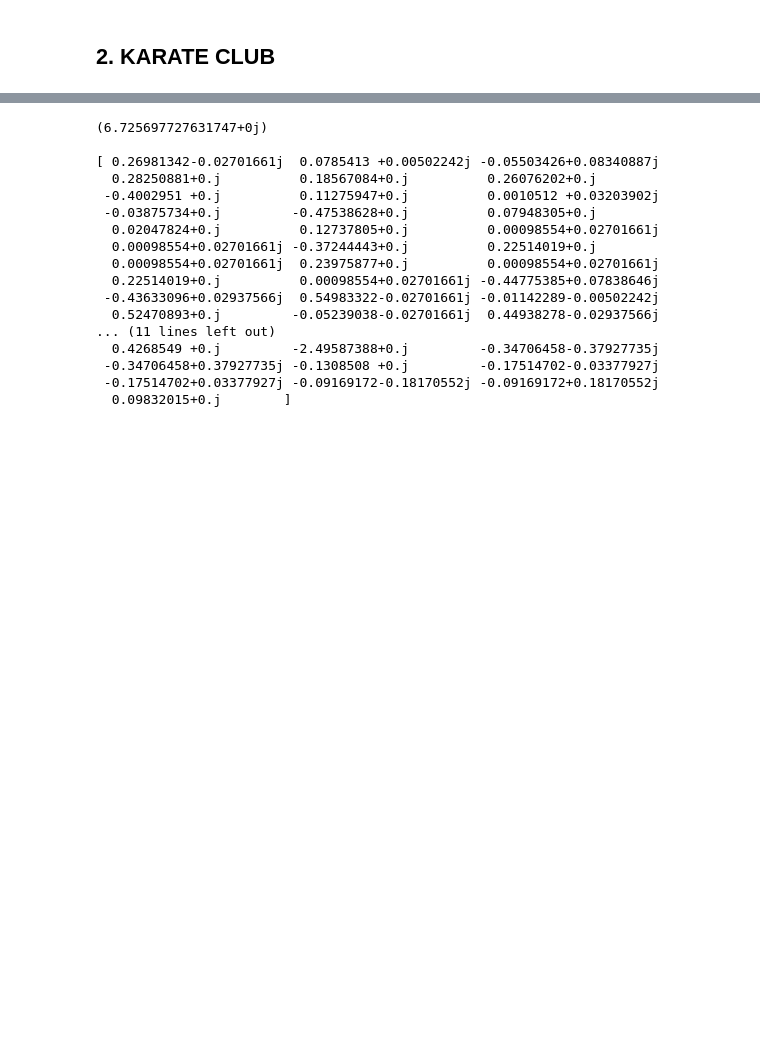
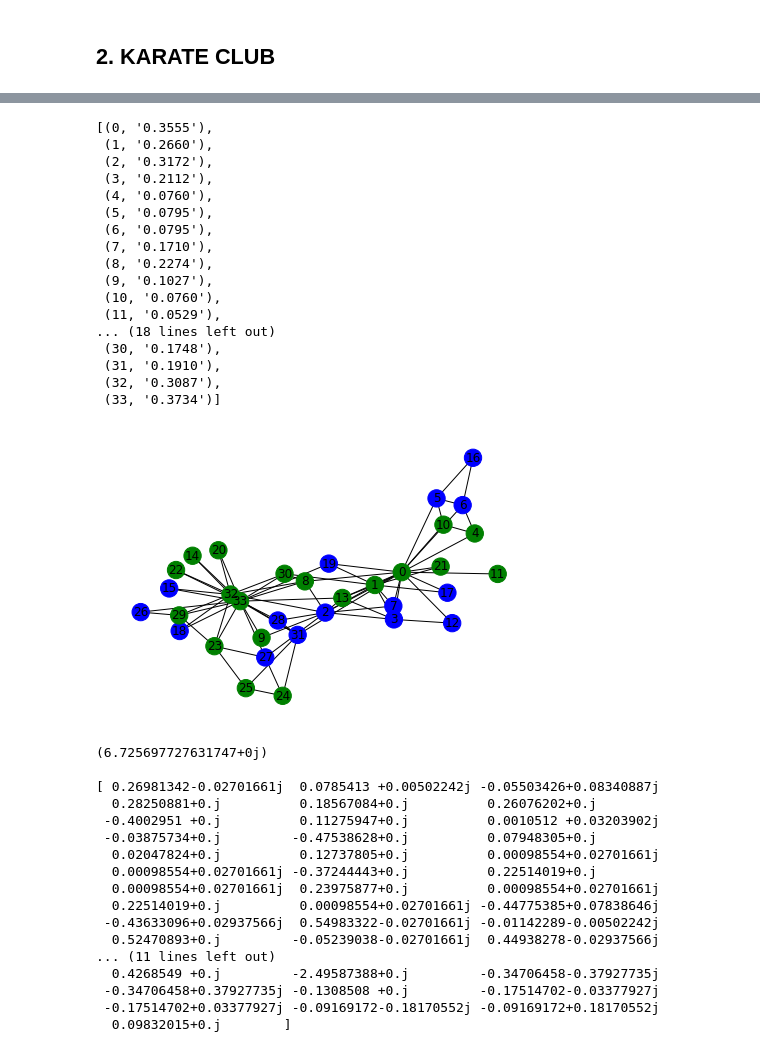
Before and after one commit to gianfrancobtl/tp2-metnum-c2-2022, a Jupyter notebook: notebooks/TP_2_autovalores_autovectores.ipynb, the cells around one changed output, grey strips where cells are left out. Drawn from its saved outputs; the diff is of its cells as text; code cells hidden in the pictures; blank space fills up the shorter version.

```diff
--- a/notebooks/TP_2_autovalores_autovectores.ipynb
+++ b/notebooks/TP_2_autovalores_autovectores.ipynb
@@ -238,3 +246,36 @@ print(avec_a[:,0])
+# %%
+# COLOR
+color_map = []
+for i in range(len(grupos_vec)):
+    if conectividad[i] > 0:
+        color_map.append('blue')
+    else:
+        color_map.append('green')
+
+
+# GRAFO DE A
+nx.draw(A_nx, node_color=color_map, with_labels=True)
+
+sorted((v, f"{c:0.4f}") for v, c in centrality.items())
+# %% [output]
+[(0, '0.3555'),
+ (1, '0.2660'),
+ (2, '0.3172'),
+ (3, '0.2112'),
+ (4, '0.0760'),
+ (5, '0.0795'),
+ (6, '0.0795'),
+ (7, '0.1710'),
+ (8, '0.2274'),
+ (9, '0.1027'),
+ (10, '0.0760'),
+ (11, '0.0529'),
+... (18 lines left out)
+ (30, '0.1748'),
+ (31, '0.1910'),
+ (32, '0.3087'),
+ (33, '0.3734')]
+[figure, added]
 # %%
 # Los autovectores de numpy dan mal
 
```
Also changed, not shown: parts of 21 cells of this notebook, 6 other files.
